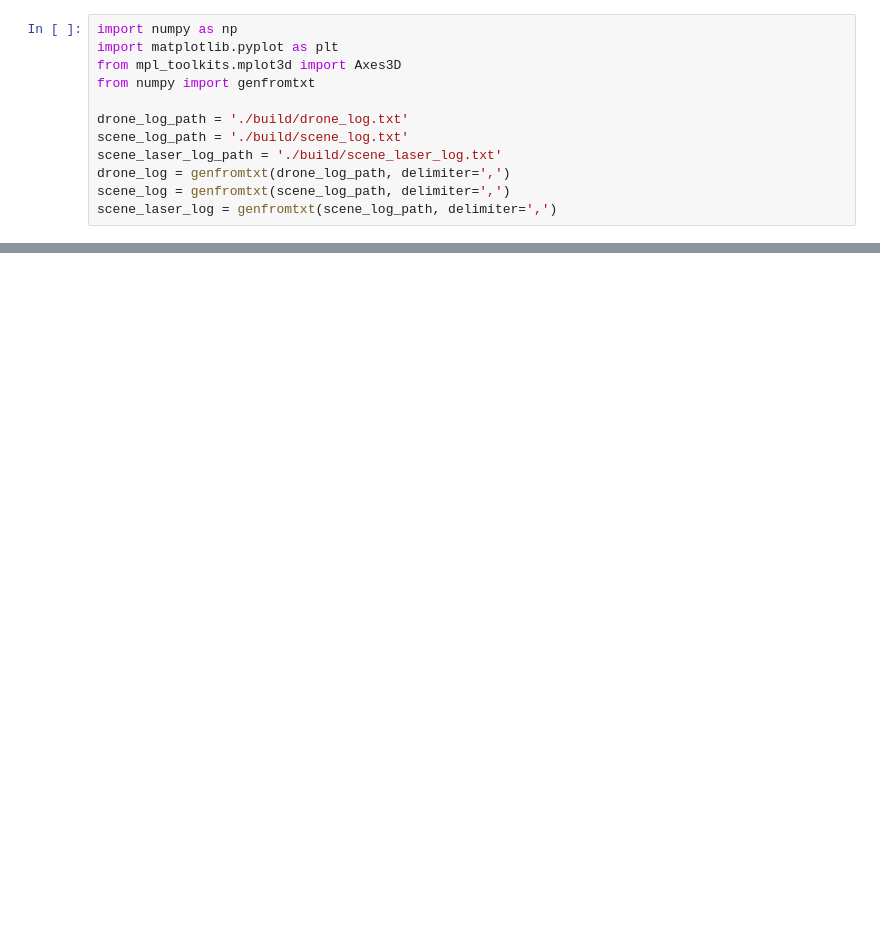
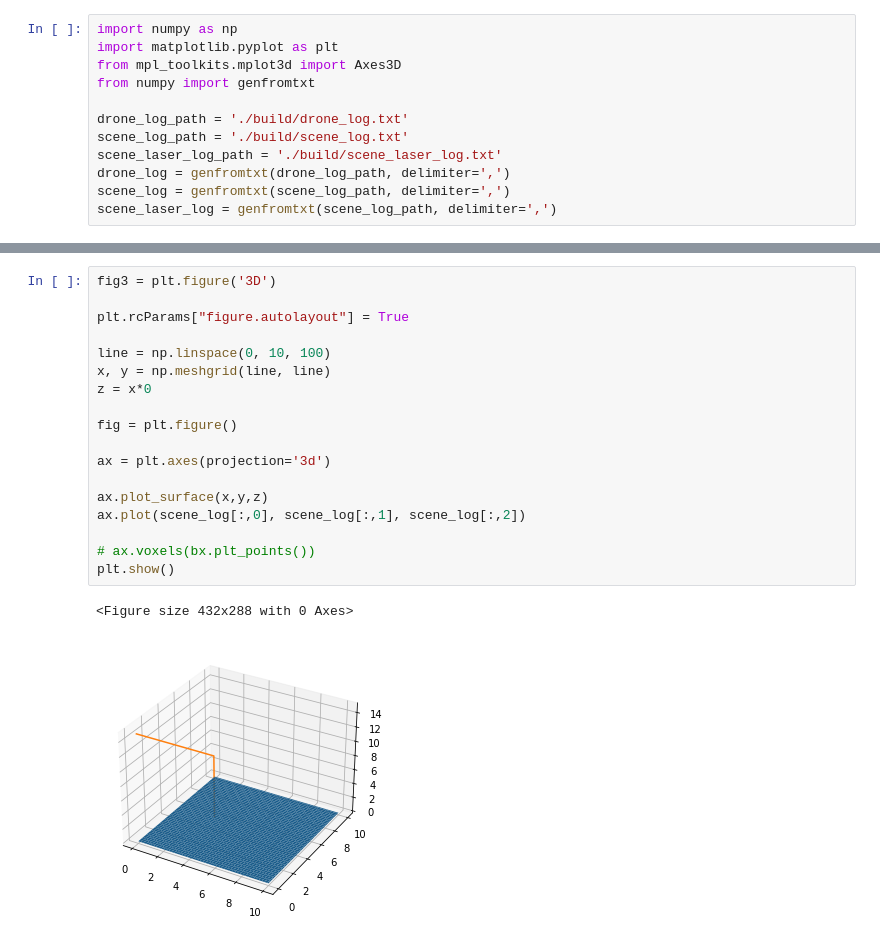
Before and after one commit to lengv/swoop, a Jupyter notebook: plot_logs.ipynb, the cells around one changed output, grey strips where cells are left out. Drawn from its saved outputs; the diff is of its cells as text; blank space fills up the shorter version.

```diff
--- a/plot_logs.ipynb
+++ b/plot_logs.ipynb
@@ -32,0 +35,21 @@ plt.show()
+# %%
+fig3 = plt.figure('3D')
+
+plt.rcParams["figure.autolayout"] = True
+
+line = np.linspace(0, 10, 100)
+x, y = np.meshgrid(line, line)
+z = x*0
+
+fig = plt.figure()
+
+ax = plt.axes(projection='3d')
+
+ax.plot_surface(x,y,z)
+ax.plot(scene_log[:,0], scene_log[:,1], scene_log[:,2])
+
+# ax.voxels(bx.plt_points())
+plt.show()
+# %% [output]
+<Figure size 432x288 with 0 Axes>
+[figure, added]
```
Also changed, not shown: parts of 1 cell of this notebook, 4 other files.
